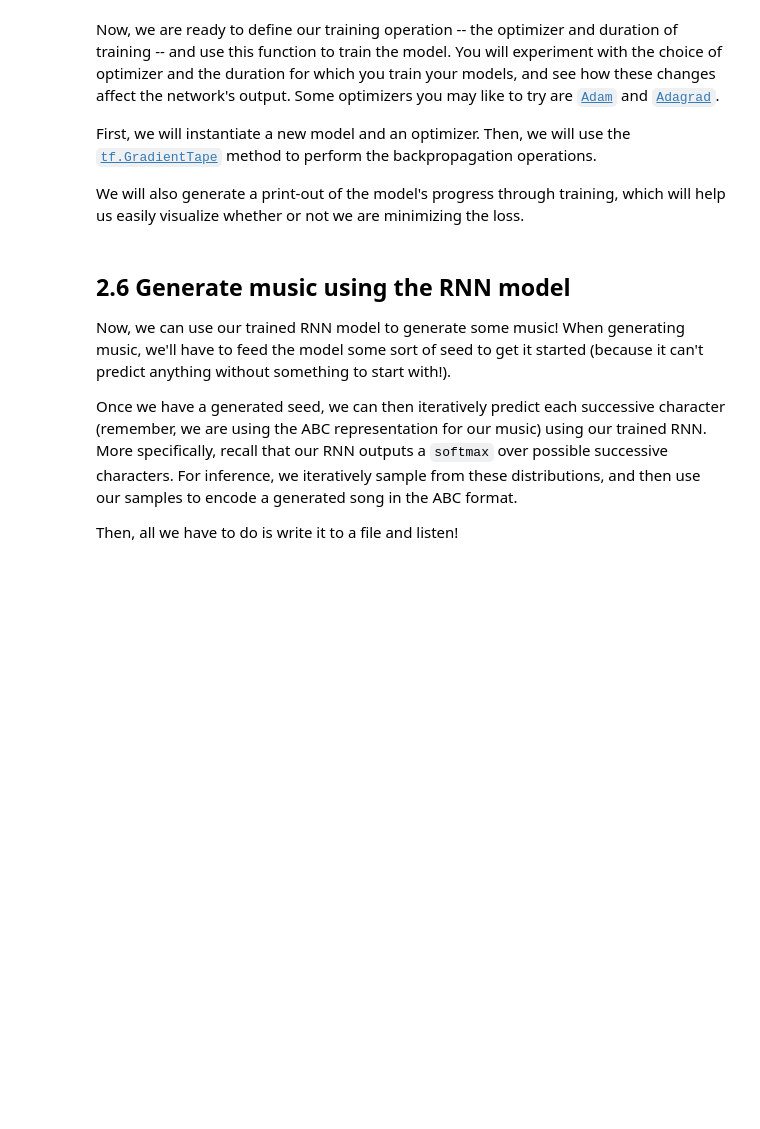
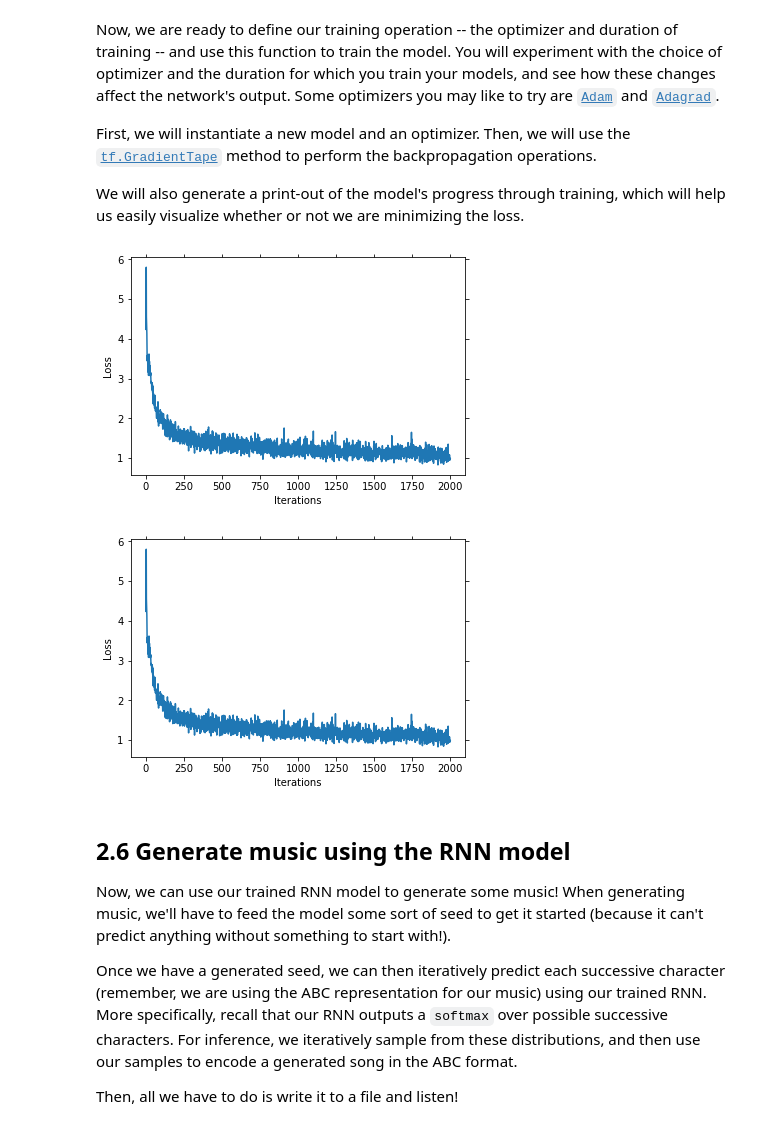
Before and after one commit to mukesh5237/introtodeeplearning, a Jupyter notebook: lab1/Part2_Music_Generation.ipynb, the cells around one changed output. Saved outputs shown, nothing was run; the diff lists cells and outputs as text; code cells hidden in the pictures; blank space fills up the shorter version.

```diff
--- a/lab1/Part2_Music_Generation.ipynb
+++ b/lab1/Part2_Music_Generation.ipynb
@@ -122,6 +188,6 @@ print('  ...\n}')
 '''
 
 def vectorize_string(string):
-  # TODO
+    return np.array([char2idx[string[i]] for i in range(len(string))])
 
 vectorized_songs = vectorize_string(songs_joined)
@@ -149,15 +221,14 @@ def get_batch(vectorized_songs, seq_length, batch_size):
   idx = np.random.choice(n-seq_length, batch_size)
 
   '''TODO: construct a list of input sequences for the training batch'''
-  input_batch = # TODO
+  input_batch = [vectorized_songs[idx[i]:idx[i]+seq_length] for i in range(batch_size)]
   '''TODO: construct a list of output sequences for the training batch'''
-  output_batch = # TODO
+  output_batch = [vectorized_songs[idx[i]+1:idx[i]+seq_length+1] for i in range(batch_size)]
 
   # x_batch, y_batch provide the true inputs and targets for network training
   x_batch = np.reshape(input_batch, [batch_size, seq_length])
   y_batch = np.reshape(output_batch, [batch_size, seq_length])
   return x_batch, y_batch
-
 
 # Perform some simple tests to make sure your batch function is working properly!
 test_args = (vectorized_songs, 10, 2)
@@ -214,24 +316,23 @@ The time has come! Fill in the `TODOs` to define the RNN model within the `build
 '''TODO: Add LSTM and Dense layers to define the RNN model using the Sequential API.'''
 def build_model(vocab_size, embedding_dim, rnn_units, batch_size):
   model = tf.keras.Sequential([
-    # Layer 1: Embedding layer to transform indices into dense vectors
-    #   of a fixed embedding size
+    # Layer 1: Embedding layer to transform indices into dense vectors of a fixed embedding size
+    # None is the sequence length, just a place holder
     tf.keras.layers.Embedding(vocab_size, embedding_dim, batch_input_shape=[batch_size, None]),
 
     # Layer 2: LSTM with `rnn_units` number of units.
     # TODO: Call the LSTM function defined above to add this layer.
-    LSTM('''TODO'''),
+    LSTM(rnn_units),
 
-    # Layer 3: Dense (fully-connected) layer that transforms the LSTM output
-    #   into the vocabulary size.
+    # Layer 3: Dense (fully-connected) layer that transforms the LSTM output into the vocabulary size.
     # TODO: Add the Dense layer.
-    '''TODO: DENSE LAYER HERE'''
+    # '''TODO: DENSE LAYER HERE'''
+    tf.keras.layers.Dense(units=vocab_size)
   ])
 
   return model
 
-# Build a simple model with default hyperparameters. You will get the
-#   chance to change these later.
+# Build a simple model with default hyperparameters. You will get the chance to change these later.
 model = build_model(len(vocab), embedding_dim=256, rnn_units=1024, batch_size=32)
 # %% [markdown]
 ### Test out the RNN model
@@ -286,12 +469,12 @@ Let's first compute the loss using our example predictions from the untrained mo
 '''TODO: define the loss function to compute and return the loss between
     the true labels and predictions (logits). Set the argument from_logits=True.'''
 def compute_loss(labels, logits):
-  loss = tf.keras.losses.sparse_categorical_crossentropy('''TODO''', '''TODO''', from_logits=True) # TODO
+  loss = tf.keras.losses.sparse_categorical_crossentropy(labels, logits, from_logits=True) # TODO
   return loss
 
 '''TODO: compute the loss using the true next characters from the example batch
     and the predictions from the untrained model several cells above'''
-example_batch_loss = compute_loss('''TODO''', '''TODO''') # TODO
+example_batch_loss = compute_loss(y, pred) # TODO
 
 print("Prediction shape: ", pred.shape, " # (batch_size, sequence_length, vocab_size)")
 print("scalar_loss:      ", example_batch_loss.numpy().mean())
@@ -325,13 +523,14 @@ We will also generate a print-out of the model's progress through training, whic
 
 '''TODO: instantiate a new model for training using the `build_model`
   function and the hyperparameters created above.'''
-model = build_model('''TODO: arguments''')
+#model = build_model('''TODO: arguments''')
+model = build_model(vocab_size, embedding_dim=embedding_dim, rnn_units=rnn_units, batch_size=batch_size)
 
 '''TODO: instantiate an optimizer with its learning rate.
   Checkout the tensorflow website for a list of supported optimizers.
   https://www.tensorflow.org/api_docs/python/tf/keras/optimizers/
   Try using the Adam optimizer to start.'''
-optimizer = # TODO
+optimizer = tf.keras.optimizers.Adam(learning_rate=learning_rate)
 
 @tf.function
 def train_step(x, y):
@@ -339,10 +538,10 @@ def train_step(x, y):
   with tf.GradientTape() as tape:
 
     '''TODO: feed the current input into the model and generate predictions'''
-    y_hat = model('''TODO''')
+    y_hat = model(x)
 
     '''TODO: compute the loss!'''
-    loss = compute_loss('''TODO''', '''TODO''')
+    loss = compute_loss(y, y_hat)
 
   # Now, compute the gradients
   '''TODO: complete the function call for gradient computation.
@@ -350,36 +549,39 @@ def train_step(x, y):
       of the model parameters.
       HINT: use `model.trainable_variables` to get a list of all model
       parameters.'''
-  grads = tape.gradient('''TODO''', '''TODO''')
+  grads = tape.gradient(loss, model.trainable_variables)
 
   # Apply the gradients to the optimizer so it can update the model accordingly
   optimizer.apply_gradients(zip(grads, model.trainable_variables))
   return loss
 
 ##################
 # Begin training!#
 ##################
 
 history = []
 plotter = mdl.util.PeriodicPlotter(sec=2, xlabel='Iterations', ylabel='Loss')
 if hasattr(tqdm, '_instances'): tqdm._instances.clear() # clear if it exists
 
 for iter in tqdm(range(num_training_iterations)):
 
   # Grab a batch and propagate it through the network
   x_batch, y_batch = get_batch(vectorized_songs, seq_length, batch_size)
   loss = train_step(x_batch, y_batch)
 
   # Update the progress bar
   history.append(loss.numpy().mean())
   plotter.plot(history)
 
   # Update the model with the changed weights!
   if iter % 100 == 0:
     model.save_weights(checkpoint_prefix)
 
 # Save the trained model and the weights
 model.save_weights(checkpoint_prefix)
+# %% [output]
+[figure, added]
+[figure, added]
 # %% [markdown]
 ## 2.6 Generate music using the RNN model
 
```
Also changed, not shown: parts of 37 cells of this notebook, 4 other files.
